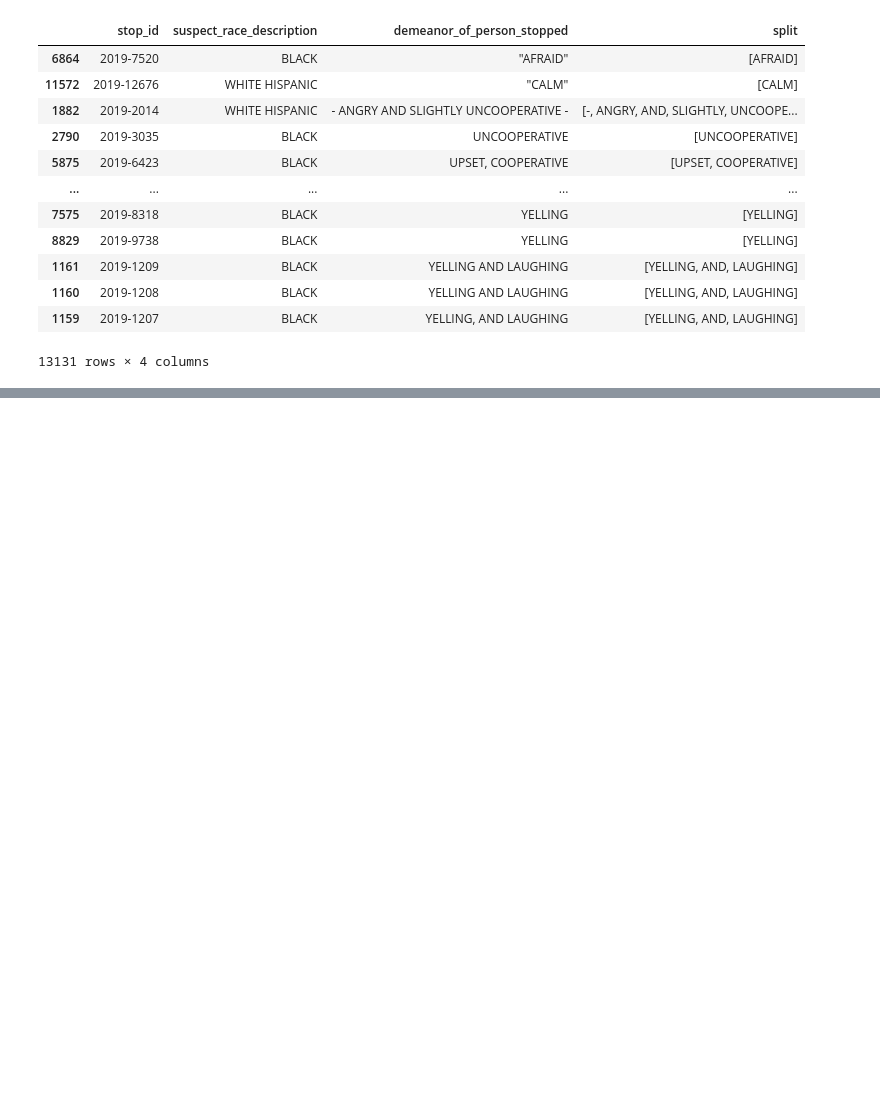
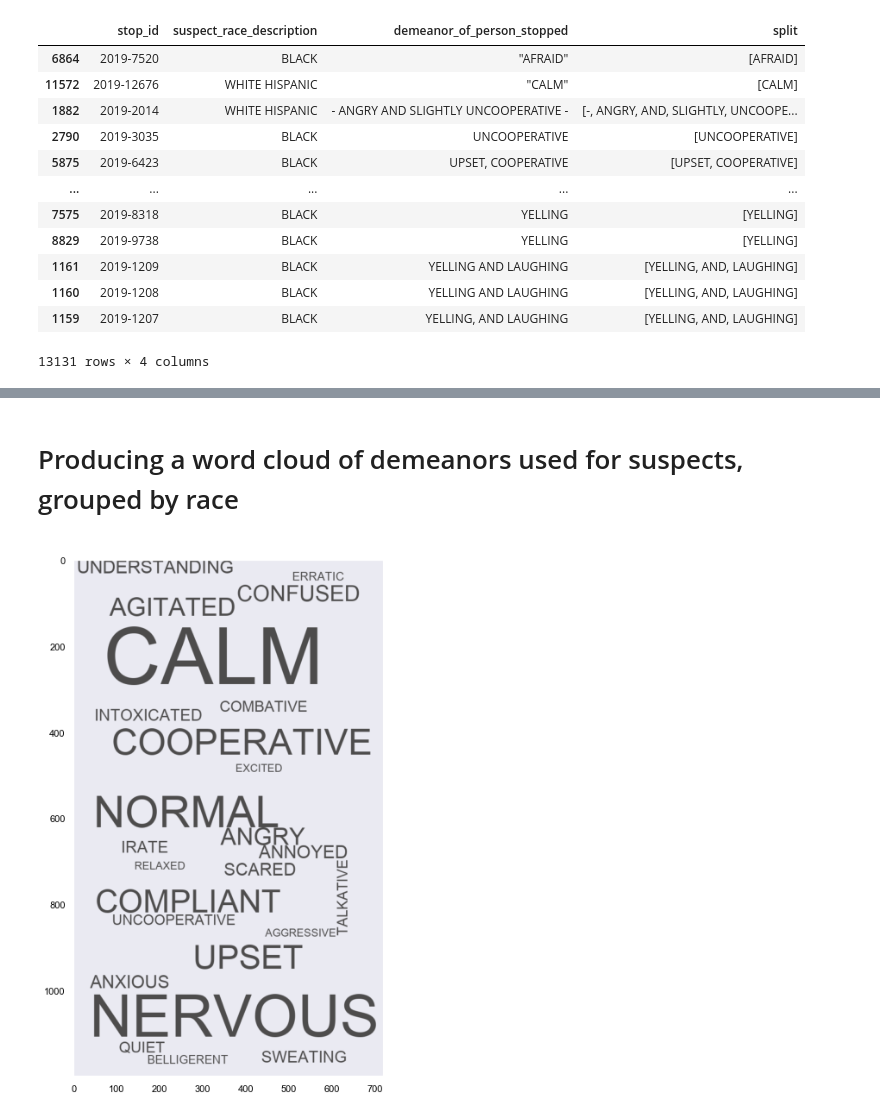
Before and after one commit to lvteo/lvt_projects, a Jupyter notebook: NYC_2019_Stop_Question_Frisk_demeanor/NYC_2019_Stop_Question_Frisk_demeanor.ipynb, the cells around one changed output, grey strips where cells are left out. Drawn from its saved outputs; the diff is of its cells as text; code cells hidden in the pictures; blank space fills up the shorter version.

```diff
--- a/NYC_2019_Stop_Question_Frisk_demeanor/NYC_2019_Stop_Question_Frisk_demeanor.ipynb
+++ b/NYC_2019_Stop_Question_Frisk_demeanor/NYC_2019_Stop_Question_Frisk_demeanor.ipynb
@@ -22,7 +26,7 @@ sns.set(style= 'darkgrid', rc=custom_style)
 [nltk_data]     /Users/livernteo/nltk_data...
 [nltk_data]   Package stopwords is already up-to-date!
 # %%
-sqf = pd.read_csv('2019_sqf_race_demenour.csv')
+sqf = pd.read_csv('data/2019_sqf_race_demenour.csv')
 sqf.head()
 # %% [output]
 |  | stop_id | suspect_race_description | demeanor_of_person_stopped |
@@ -45,4 +49,5 @@ sqf.describe()
 sqf.dropna(how='any',inplace=True)
 # %%
 # splitting the demeanor to string
-sqf['split'] = sqf['demeanor_of_person_stopped'].apply(lambda x : x.split())
+# sqf['split'] = sqf['demeanor_of_person_stopped'].apply(lambda x : x.split())
+# sqf['split']
@@ -160,3 +231,5 @@ squarify.plot(sizes=df_tree['stop_count'],
+# %% [markdown]
+# Producing a word cloud of demeanors used for suspects, grouped by race
 # %%
 def string_words(spellcheck_demeanor_race):
     '''function accepts a series and returns a string of words'''
@@ -179,24 +249,27 @@ series
 # %%
 # checking the top 50 words for each race and removing the ones that aren't an emotion
-white_word_count.head(55)
+white_word_count.head(50)
 
-# words that should be removed "extremely", "apparently", "highly", "profusely"
+# remove the words "extremely", "apparently", "highly", "profusely" - it's not a demeanor
 white_string_words = string_words(sqf[sqf['suspect_race_description'] == 'WHITE']['spellcheck_demeanor'])
 white_string_words = white_string_words.replace("EXTREMELY", " ")
 white_string_words = white_string_words.replace("APPARENTLY", " ")
 white_string_words = white_string_words.replace("HIGHLY", " ")
 white_string_words = white_string_words.replace("PROFUSELY", " ")
-white_string_words
+
+# create the word cloud
 wordcloud = WordCloud(width = 720, height = 1200, font_path='Arial',
                       background_color=None, max_words = 25,
                       mode='RGBA',
                       prefer_horizontal=0.9,
                       collocations=False, color_func= black_color_func).generate(white_string_words)
-wordcloud.to_file("white_cloud.png")
+wordcloud.to_file("results/white_stops_cloud.png")
 plt.figure(figsize = (15, 11), facecolor = None)
 plt.imshow(wordcloud)
 plt.grid(False)
-plt.title('White Word Cloud')
+plt.title('White Stops Word Cloud')
 plt.show()
+# %% [output]
+[figure, added]
 # %%
 # checking the top 50 words for each race and removing the ones that aren't an emotion
```
Also changed, not shown: parts of 22 cells of this notebook, 8 other files.
